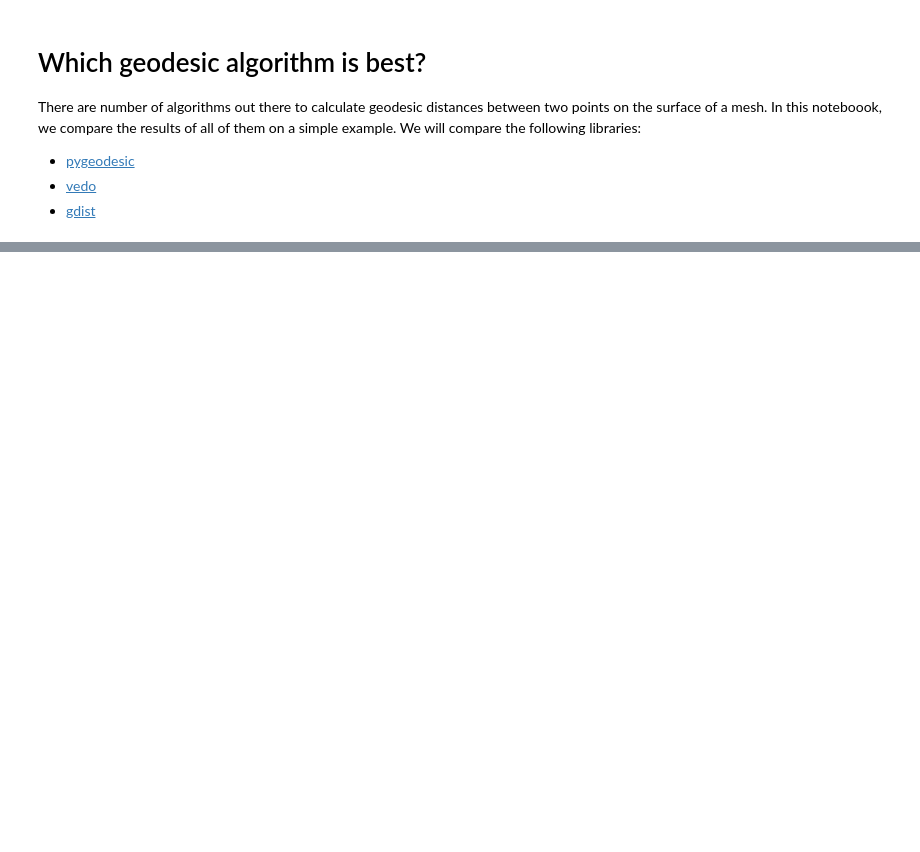
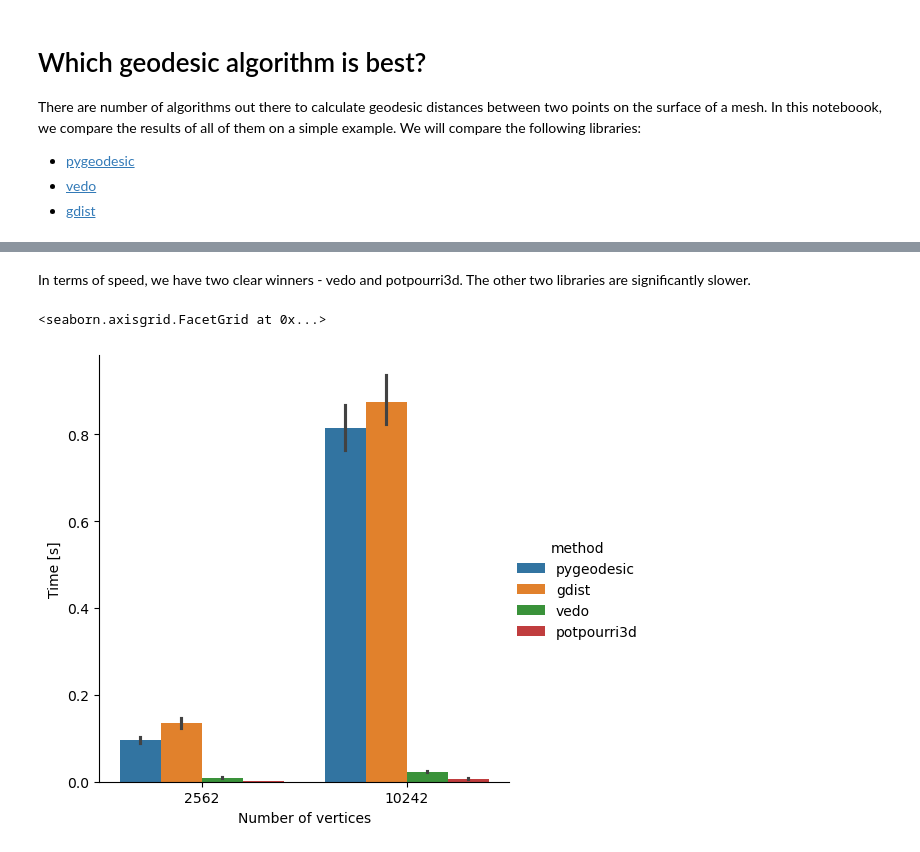
Before and after one commit to campaslab/napari-stress, a Jupyter notebook: docs/04_FAQ/geodesics_tools.ipynb, the cells around one changed output, grey strips where cells are left out. Saved outputs shown, nothing was run; the diff lists cells and outputs as text; code cells hidden in the pictures; blank space fills up the shorter version.

```diff
--- a/docs/04_FAQ/geodesics_tools.ipynb
+++ b/docs/04_FAQ/geodesics_tools.ipynb
@@ -77,0 +117,11 @@ Text(0, 0.5, 'difference (pygeodesic - gdist)')
+# %% [markdown]
+In terms of speed, we have two clear winners - vedo and potpourri3d. The other two libraries are significantly slower.
+# %%
+# compare all speeds with respect to the number of vertices
+g = sns.catplot(data=df, x='n_vertices', y='time', hue='method', kind='bar')
+
+# set x-labels
+g.set_axis_labels('Number of vertices', 'Time [s]')
+# %% [output]
+<seaborn.axisgrid.FacetGrid at 0x...>
+[figure, added]
```
Also changed, not shown: parts of 8 cells of this notebook.
